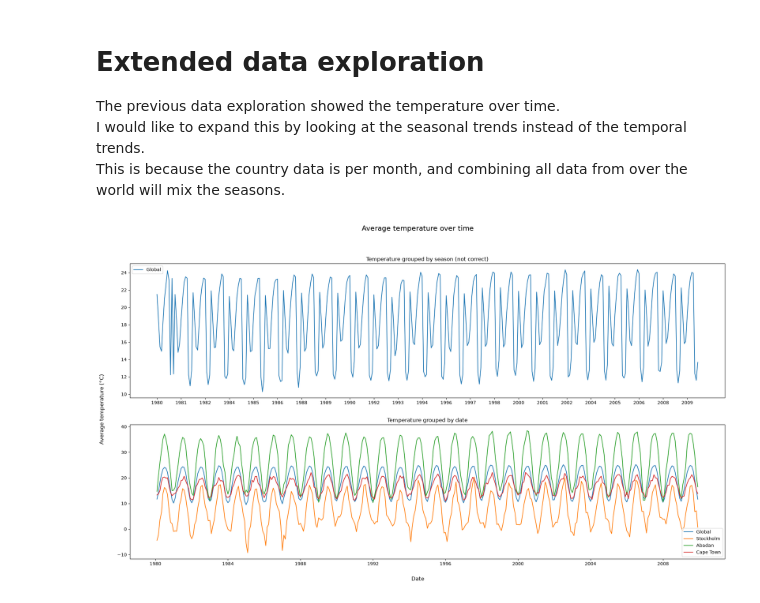
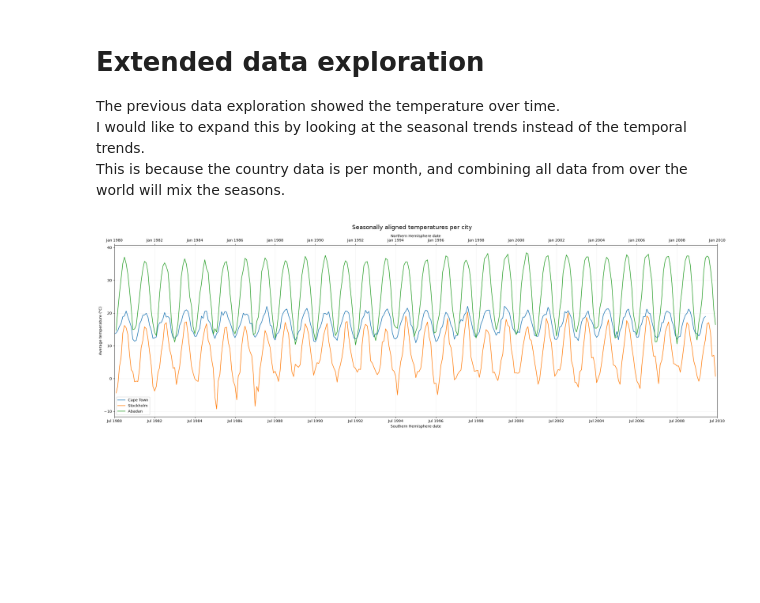
Before and after one commit to TimoWijnen2001/case-climate-watch, a Jupyter notebook: notebooks/10_seasonal_data_exploration.ipynb, the cells around one changed output. Cells and saved outputs as stored; diff of their text form; code cells hidden in the pictures; blank space fills up the shorter version.

Commit message:
Expanded data exploration of city temperature over time to now align them by season. (Closes #17)

```diff
--- a/notebooks/10_seasonal_data_exploration.ipynb
+++ b/notebooks/10_seasonal_data_exploration.ipynb
@@ -11,66 +13,76 @@ import matplotlib.pyplot as plt
 df_city = pd.read_parquet("ClimateData_clean/city_data.parquet")
 df_city["year"] = df_city.dt.dt.year
 df_city["month"] = df_city.dt.dt.month
-# %%
-northern_hemisphere_cond = df_city["Latitude"].str.endswith("N")
-df_city["shifted_temp"] = np.where(
-    northern_hemisphere_cond,
-    df_city["AverageTemperatureCleaned"],
-    df_city["AverageTemperatureCleaned"].shift(6)
-    )
 # %%
+northern_hemisphere_cond = df_city["Latitude"].str.endswith("N")
+df_city["dt_shifted"] = np.where(
+    northern_hemisphere_cond,
+    df_city["dt"],
+    df_city["dt"] - pd.DateOffset(months=6)
+    )
+
 min_date = "1980-01-01"
 max_date = "2010-01-01"
 
 df_city_filter_date = df_city[
     (df_city["dt"] > min_date)
     & (df_city["dt"] < max_date)
 ]
 
-df_city_sorted = df_city_filter_date.sort_values(["City", "Country", "dt"])
+df_city_sorted = df_city_filter_date.sort_values(["City", "Country", "dt_shifted"])
+
+cities = [
+    "Cape Town",
+    # "Amsterdam",
+    "Stockholm",
+    # "Madrid",
+    # "Sydney",
+    "Abadan"
+    ]
 
 # Temperature per city/global
-df_city_vis_global_season = df_city_sorted[["year_season", "shifted_temp"]].groupby(["year_season"]).mean()
-df_city_vis_global_dates = df_city_sorted[["dt", "shifted_temp"]].groupby(["dt"]).mean()
-amsterdam_temps = df_city_sorted[df_city_sorted["City"] == "Amsterdam"]["shifted_temp"]
-stockholm_temps = df_city_sorted[df_city_sorted["City"] == "Stockholm"]["shifted_temp"]
-madrid_temps = df_city_sorted[df_city_sorted["City"] == "Madrid"]["shifted_temp"]
-kaapstad_temps = df_city_sorted[df_city_sorted["City"] == "Cape Town"]["shifted_temp"]
-sydney_temps = df_city_sorted[df_city_sorted["City"] == "Sydney"]["shifted_temp"]
-abadan_temps = df_city_sorted[df_city_sorted["City"] == "Abadan"]["shifted_temp"]
+fig, ax = plt.subplots(figsize=(24, 8))
+for city in cities:
+    city_data = df_city_sorted[
+        df_city_sorted["City"] == city
+    ]
 
-year_seasons = df_city_sorted["year_season"].unique()
-years = df_city_sorted["year"].unique()
-dates = df_city_sorted["dt"].unique()
+    ax.plot(
+        city_data["dt_shifted"],
+        city_data["AverageTemperatureCleaned"],
+        label=city
+    )
 
-fig, ax = plt.subplots(2,1, figsize=(24,12))
-fig.suptitle("Average temperature over time", fontsize=16)
-fig.supylabel("Average temperature (°C)", x=0.085)
-fig.supxlabel("Date", y=0.05)
+# Southern Hemisphere date formatter
+def southern_date_formatter(x, pos):
+    date = pd.Timestamp(mdates.num2date(x))
+    original_date = date + pd.DateOffset(months=6)
 
-# Upper subplot
-ax[0].plot(df_city_vis_global_season.index, df_city_vis_global_season["shifted_temp"], label="Global")
+    return original_date.strftime("%b %Y")
 
-tick_positions = range(0, len(year_seasons), 16)
-tick_labels = [year_seasons[i].split("_")[0] for i in tick_positions]
-ax[0].set_xticks(tick_positions)
-ax[0].set_xticklabels(tick_labels)
-ax[0].legend()
-ax[0].set_title("Temperature grouped by season (not correct)")
+# Primary x-axis (Southern Hemisphere)
+ax.set_xlim(pd.Timestamp(min_date), pd.Timestamp(max_date))
+ax.xaxis.set_major_locator(mdates.YearLocator(2))
+ax.xaxis.set_major_formatter(
+    FuncFormatter(southern_date_formatter)
+)
+ax.set_xlabel("Southern Hemisphere date")
+
+# Secondary x-axis (Northern Hemisphere)
+ax2 = ax.secondary_xaxis("top")
+ax2.xaxis.set_major_locator(mdates.YearLocator(2))
+ax2.xaxis.set_major_formatter(mdates.DateFormatter("%b %Y"))
+ax2.set_xlabel("Northern Hemisphere date")
 
 
-# Lower subplot
-ax[1].plot(dates, df_city_vis_global_dates, label="Global")
-# ax[1].plot(dates, amsterdam_temps, label="Amsterdam")
-ax[1].plot(dates, stockholm_temps, label="Stockholm")
-ax[1].plot(dates, abadan_temps, label="Abadan")
-# ax[1].plot(dates, madrid_temps, label="Madrid")
-ax[1].plot(dates, kaapstad_temps, label="Cape Town")
-# ax[1].plot(dates, sydney_temps, label="Sydney")
+# Plot formatting
+ax.set_ylabel("Average temperature (°C)")
+ax.legend()
+ax.grid(alpha=0.2)
 
-ax[1].legend()
-ax[1].set_title("Temperature grouped by date")
+fig.suptitle("Seasonally aligned temperatures per city", fontsize=16)
 
+plt.tight_layout()
 plt.show()
 # %% [output]
-[figure, old version]
+[figure, new version]
```
Also changed, not shown: parts of 1 cell of this notebook.
